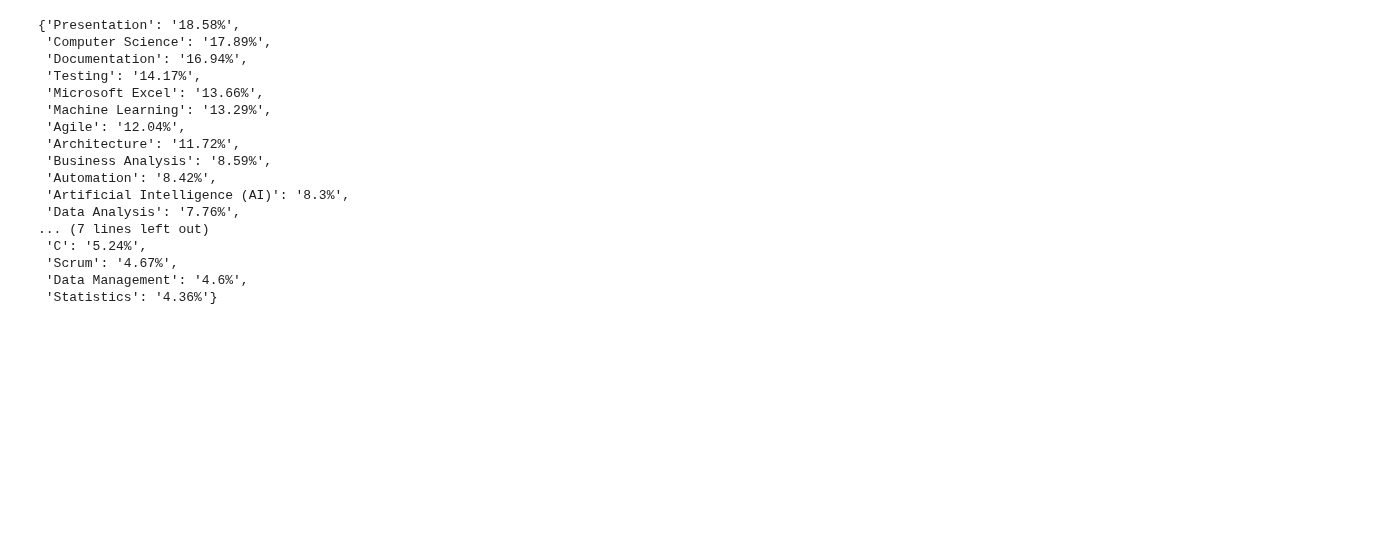
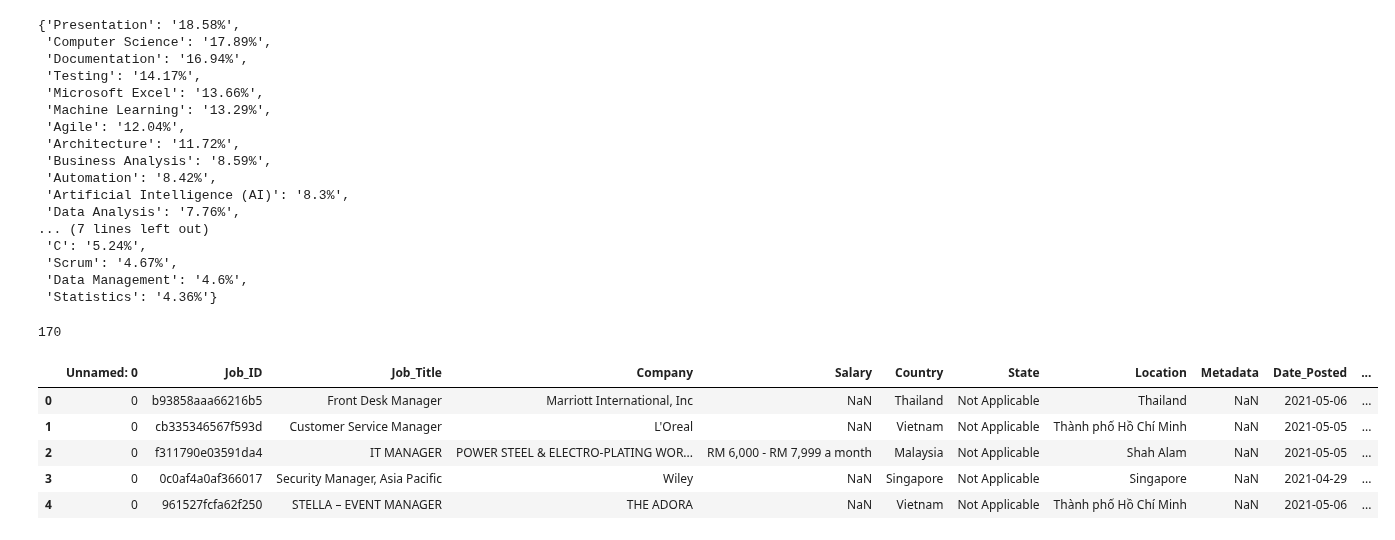
Before and after one commit to binxuankong/skills-ontology-project, a Jupyter notebook: Data Science Managerial Roles.ipynb, the cells around one changed output. Cells and saved outputs as stored; diff of their text form; code cells hidden in the pictures; blank space fills up the shorter version.

```diff
--- a/Data Science Managerial Roles.ipynb
+++ b/Data Science Managerial Roles.ipynb
@@ -292,3 +293,16 @@ df_dsj.to_csv('indeed-insights/data_scientist_managers.csv', index=False)
 df_daj.to_csv('indeed-insights/data_analyst_managers.csv', index=False)
 df_dej.to_csv('indeed-insights/data_engineer_managers.csv', index=False)
 df_mlej.to_csv('indeed-insights/machine_learning_engineer_managers.csv', index=False)
+# %%
+df_m = pd.read_csv('resource/Manager.csv')
+df_m = df_m.drop_duplicates(subset=['Job_ID'])
+print(len(df_m))
+df_m.head()
+# %% [output]
+170
+|  | Unnamed: 0 | Job_ID | Job_Title | Company | Salary | Country | State | Location | Metadata | Date_Posted | ... |
+| 0 | 0 | b93858aaa66216b5 | Front Desk Manager | Marriott International, Inc | NaN | Thailand | Not Applicable | Thailand | NaN | 2021-05-06 | ... |
+| 1 | 0 | cb335346567f593d | Customer Service Manager | L'Oreal | NaN | Vietnam | Not Applicable | Thành phố Hồ Chí Minh | NaN | 2021-05-05 | ... |
+| 2 | 0 | f311790e03591da4 | IT MANAGER | POWER STEEL & ELECTRO-PLATING WOR... | RM 6,000 - RM 7,999 a month | Malaysia | Not Applicable | Shah Alam | NaN | 2021-05-05 | ... |
+| 3 | 0 | 0c0af4a0af366017 | Security Manager, Asia Pacific | Wiley | NaN | Singapore | Not Applicable | Singapore | NaN | 2021-04-29 | ... |
+| 4 | 0 | 961527fcfa62f250 | STELLA – EVENT MANAGER | THE ADORA | NaN | Vietnam | Not Applicable | Thành phố Hồ Chí Minh | NaN | 2021-05-06 | ... |
```
Also changed, not shown: parts of 14 cells of this notebook, 1 other file.
